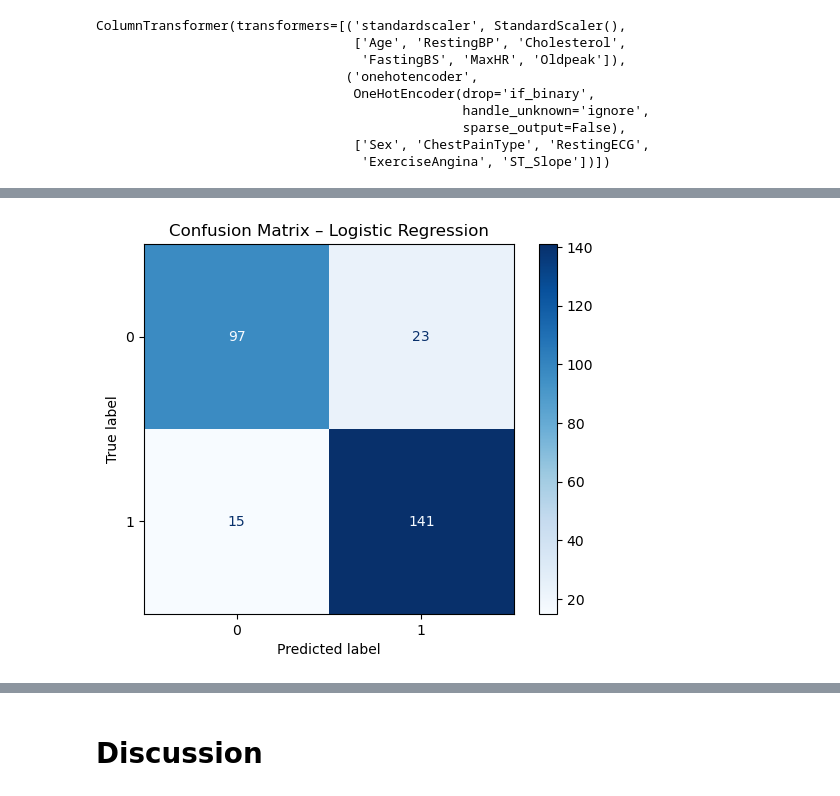
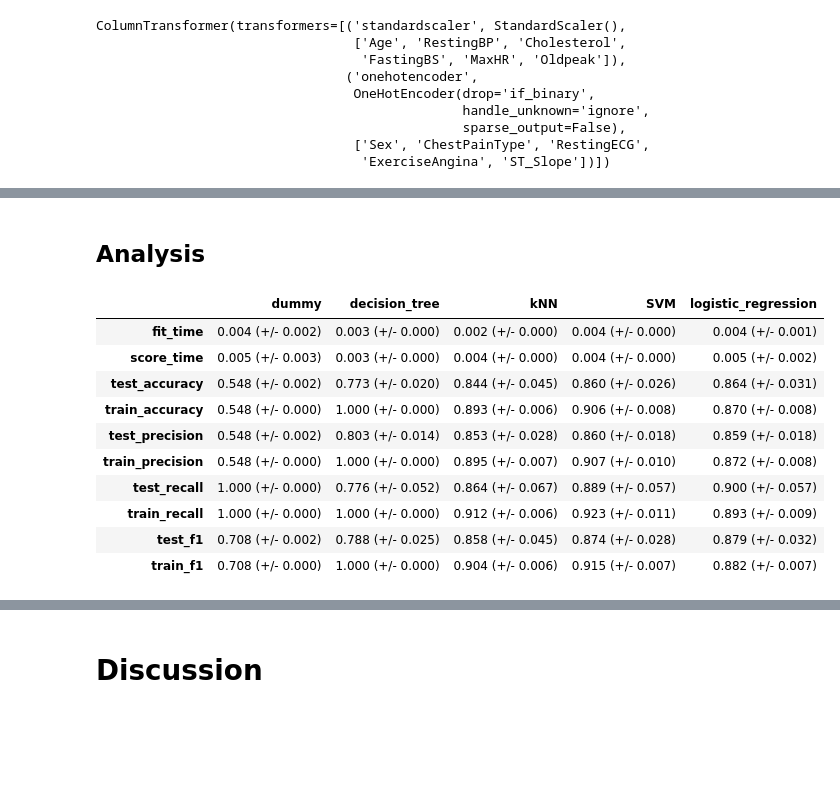
Before and after one commit to EricYangg/Heart-Failure-Classification, a Jupyter notebook: heart_disease_analysis.ipynb, the cells around one changed output, grey strips where cells are left out. Cells and saved outputs as stored; diff of their text form; code cells hidden in the pictures; blank space fills up the shorter version.

```diff
--- a/heart_disease_analysis.ipynb
+++ b/heart_disease_analysis.ipynb
@@ -270,10 +225,43 @@ results_df
-# %%
-lr_pipe.fit(X_train, y_train)
-y_pred_lr = lr_pipe.predict(X_test)
-cm = confusion_matrix(y_test, y_pred_lr)
-disp = ConfusionMatrixDisplay(confusion_matrix=cm)
-disp.plot(cmap='Blues')
-plt.title("Confusion Matrix – Logistic Regression")
-plt.show()
-# %% [output]
-[figure, removed]
+# %% [markdown]
+## Analysis
+# %%
+# Define models to evaluate
+models = {
+    "dummy": DummyClassifier(random_state=123),
+    "decision_tree": DecisionTreeClassifier(random_state=123),
+    "kNN": KNeighborsClassifier(),
+    "SVM": SVC(random_state=123),
+    #"naive_bayes": MultinomialNB(),
+    "logistic_regression": LogisticRegression(random_state=123, max_iter=1000)
+}
+# %%
+# Build pipeline function
+def build_pipe(model):
+    return make_pipeline(preprocessor, model)
+# %%
+results_dict = {}
+
+for estimator in models:
+    results_dict[estimator] = mean_std_cross_val_scores(
+        build_pipe(models[estimator]),
+        X_train,
+        y_train,
+        cv=5,
+        return_train_score=True,
+        scoring=classification_metrics
+    )
+    results_df = pd.DataFrame(results_dict)
+
+results_df
+# %% [output]
+|  | dummy | decision_tree | kNN | SVM | logistic_regression |
+| fit_time | 0.004 (+/- 0.002) | 0.003 (+/- 0.000) | 0.002 (+/- 0.000) | 0.004 (+/- 0.000) | 0.004 (+/- 0.001) |
+| score_time | 0.005 (+/- 0.003) | 0.003 (+/- 0.000) | 0.004 (+/- 0.000) | 0.004 (+/- 0.000) | 0.005 (+/- 0.002) |
+| test_accuracy | 0.548 (+/- 0.002) | 0.773 (+/- 0.020) | 0.844 (+/- 0.045) | 0.860 (+/- 0.026) | 0.864 (+/- 0.031) |
+| train_accuracy | 0.548 (+/- 0.000) | 1.000 (+/- 0.000) | 0.893 (+/- 0.006) | 0.906 (+/- 0.008) | 0.870 (+/- 0.008) |
+| test_precision | 0.548 (+/- 0.002) | 0.803 (+/- 0.014) | 0.853 (+/- 0.028) | 0.860 (+/- 0.018) | 0.859 (+/- 0.018) |
+| train_precision | 0.548 (+/- 0.000) | 1.000 (+/- 0.000) | 0.895 (+/- 0.007) | 0.907 (+/- 0.010) | 0.872 (+/- 0.008) |
+| test_recall | 1.000 (+/- 0.000) | 0.776 (+/- 0.052) | 0.864 (+/- 0.067) | 0.889 (+/- 0.057) | 0.900 (+/- 0.057) |
+| train_recall | 1.000 (+/- 0.000) | 1.000 (+/- 0.000) | 0.912 (+/- 0.006) | 0.923 (+/- 0.011) | 0.893 (+/- 0.009) |
+| test_f1 | 0.708 (+/- 0.002) | 0.788 (+/- 0.025) | 0.858 (+/- 0.045) | 0.874 (+/- 0.028) | 0.879 (+/- 0.032) |
+| train_f1 | 0.708 (+/- 0.000) | 1.000 (+/- 0.000) | 0.904 (+/- 0.006) | 0.915 (+/- 0.007) | 0.882 (+/- 0.007) |
```
Also changed, not shown: parts of 6 cells of this notebook.
